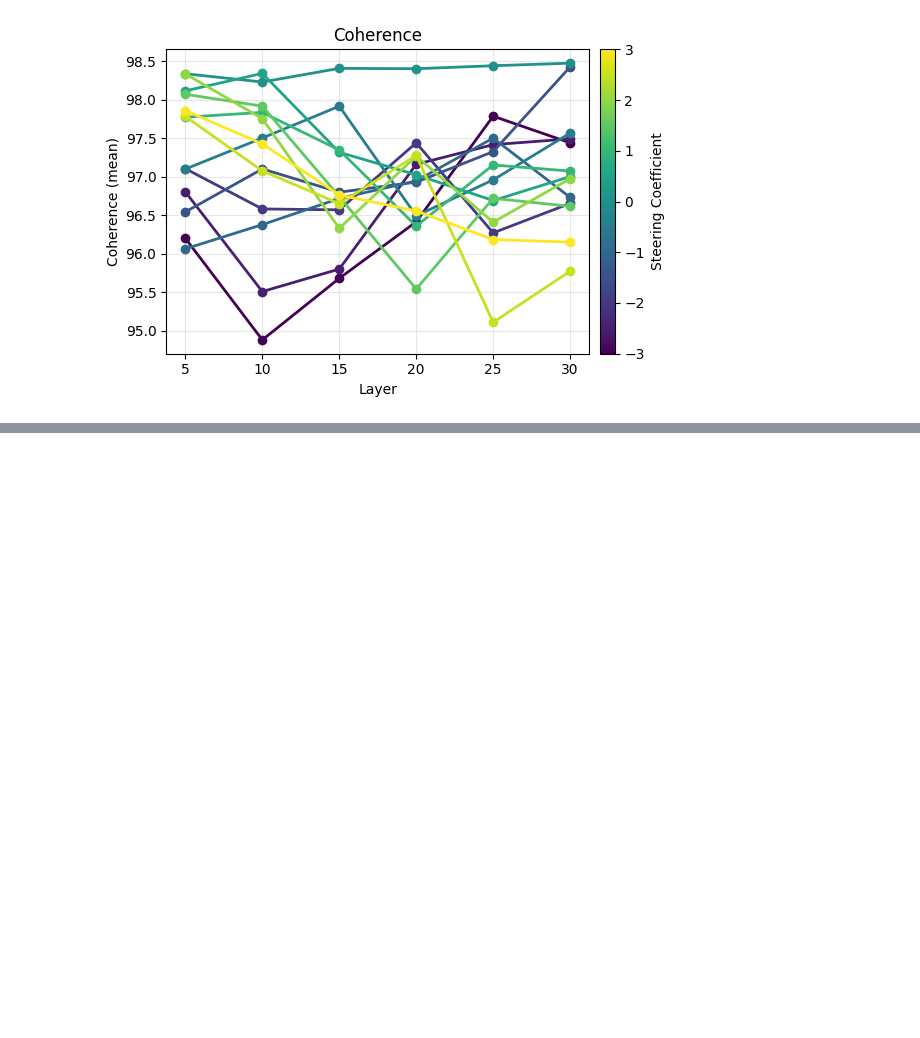
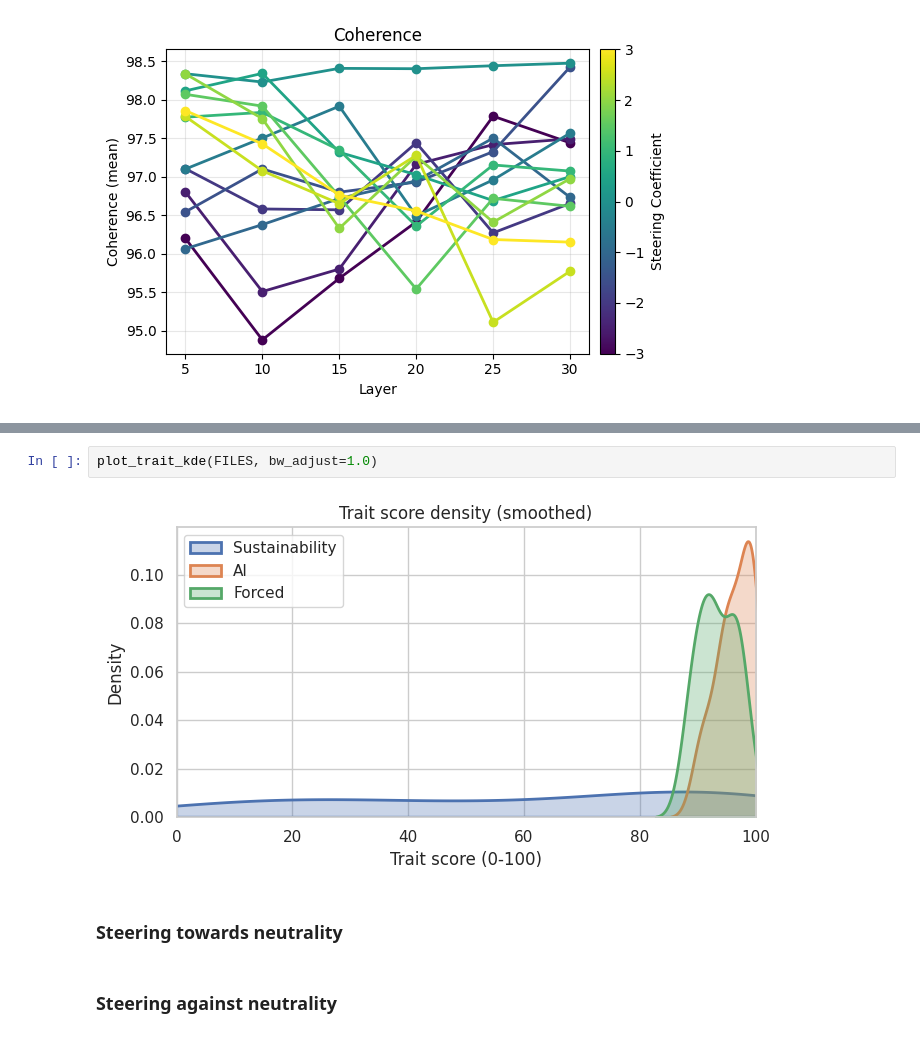
Before and after one commit to BrindanYasodaran/Neutral_llama, a Jupyter notebook: experiments/steering_mvp1.ipynb, the cells around one changed output, grey strips where cells are left out. Cells and saved outputs as stored; diff of their text form; blank space fills up the shorter version.

```diff
--- a/experiments/steering_mvp1.ipynb
+++ b/experiments/steering_mvp1.ipynb
@@ -401,0 +492,8 @@ plot_both_by_coeff(df15, title="Neutrality & Coherence @ layer 15")
+# %%
+plot_trait_kde(FILES, bw_adjust=1.0)
+# %% [output]
+[figure, added]
+# %% [markdown]
+### Steering towards neutrality
+# %% [markdown]
+### Steering against neutrality
```
Also changed, not shown: parts of 6 cells of this notebook, 17 other files.
